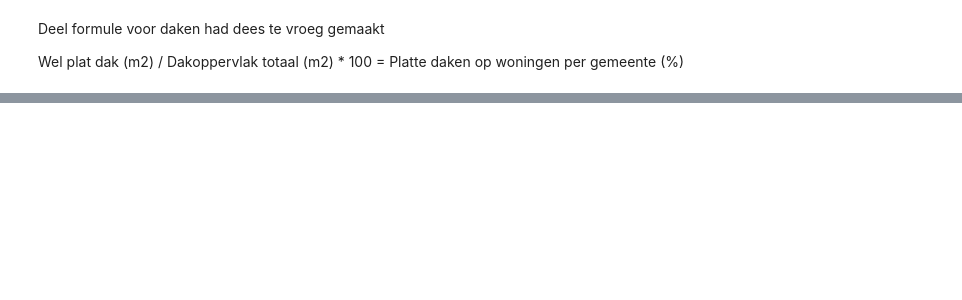
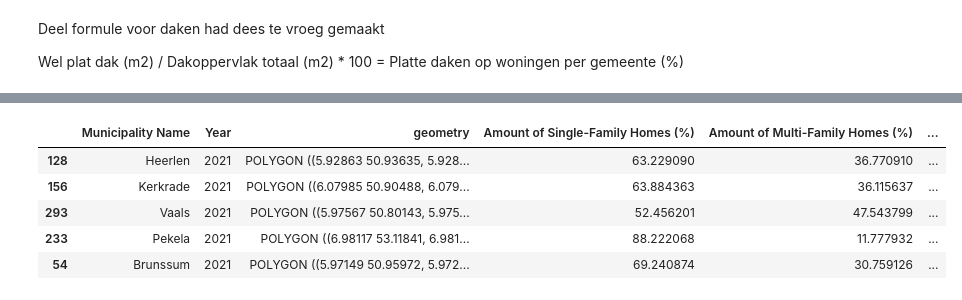
Before and after one commit to juliusj03/Spatial-data-science-solar, a Jupyter notebook: solar.ipynb, the cells around one changed output, grey strips where cells are left out. Cells and saved outputs as stored; diff of their text form; code cells hidden in the pictures; blank space fills up the shorter version.

```diff
--- a/solar.ipynb
+++ b/solar.ipynb
@@ -547,0 +594,9 @@ display(rooftop_homes_df)
+# %%
+df.sort_values('Average Disposable Income (1,000 EUR)', ascending=False)[:5]
+# %% [output]
+|  | Municipality Name | Year | geometry | Amount of Single-Family Homes (%) | Amount of Multi-Family Homes (%) | ... |
+| 128 | Heerlen | 2021 | POLYGON ((5.92863 50.93635, 5.928... | 63.229090 | 36.770910 | ... |
+| 156 | Kerkrade | 2021 | POLYGON ((6.07985 50.90488, 6.079... | 63.884363 | 36.115637 | ... |
+| 293 | Vaals | 2021 | POLYGON ((5.97567 50.80143, 5.975... | 52.456201 | 47.543799 | ... |
+| 233 | Pekela | 2021 | POLYGON ((6.98117 53.11841, 6.981... | 88.222068 | 11.777932 | ... |
+| 54 | Brunssum | 2021 | POLYGON ((5.97149 50.95972, 5.972... | 69.240874 | 30.759126 | ... |
```
Also changed, not shown: parts of 7 cells of this notebook.
